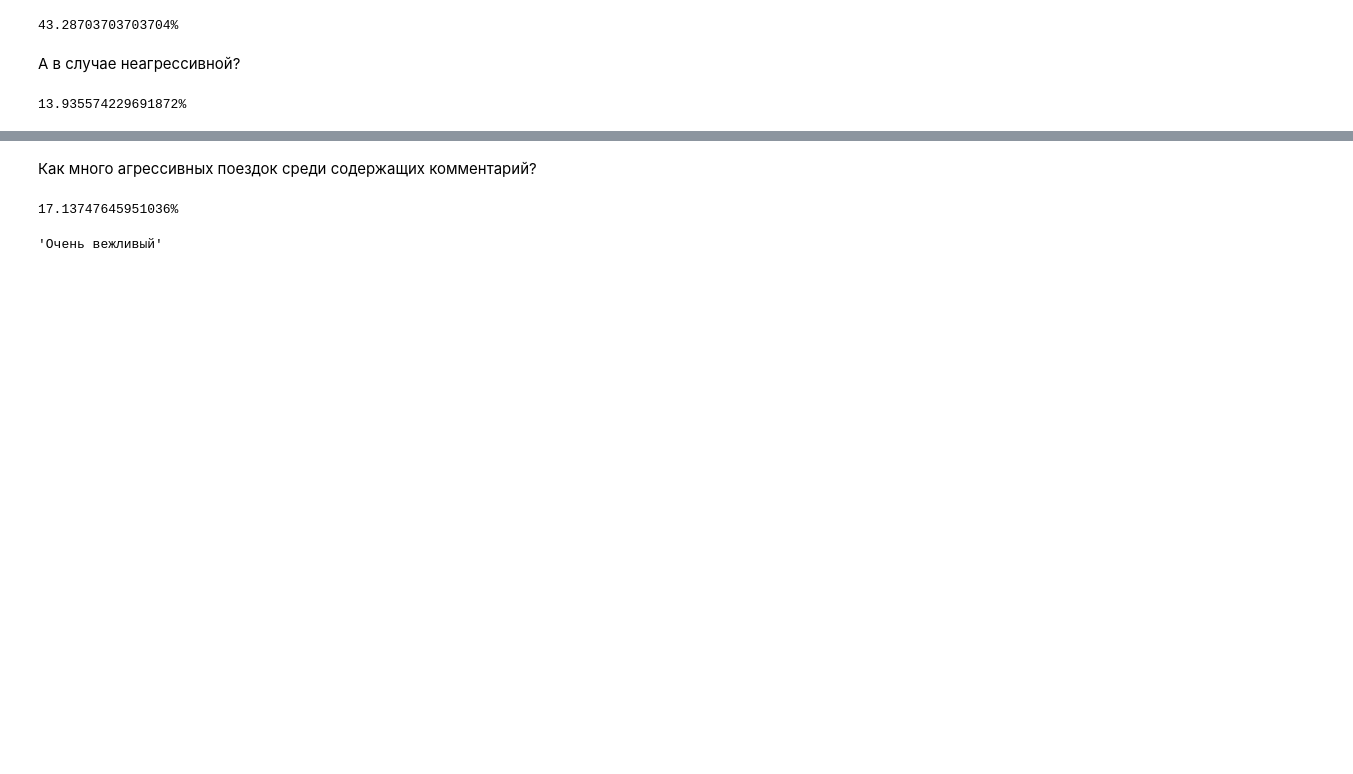
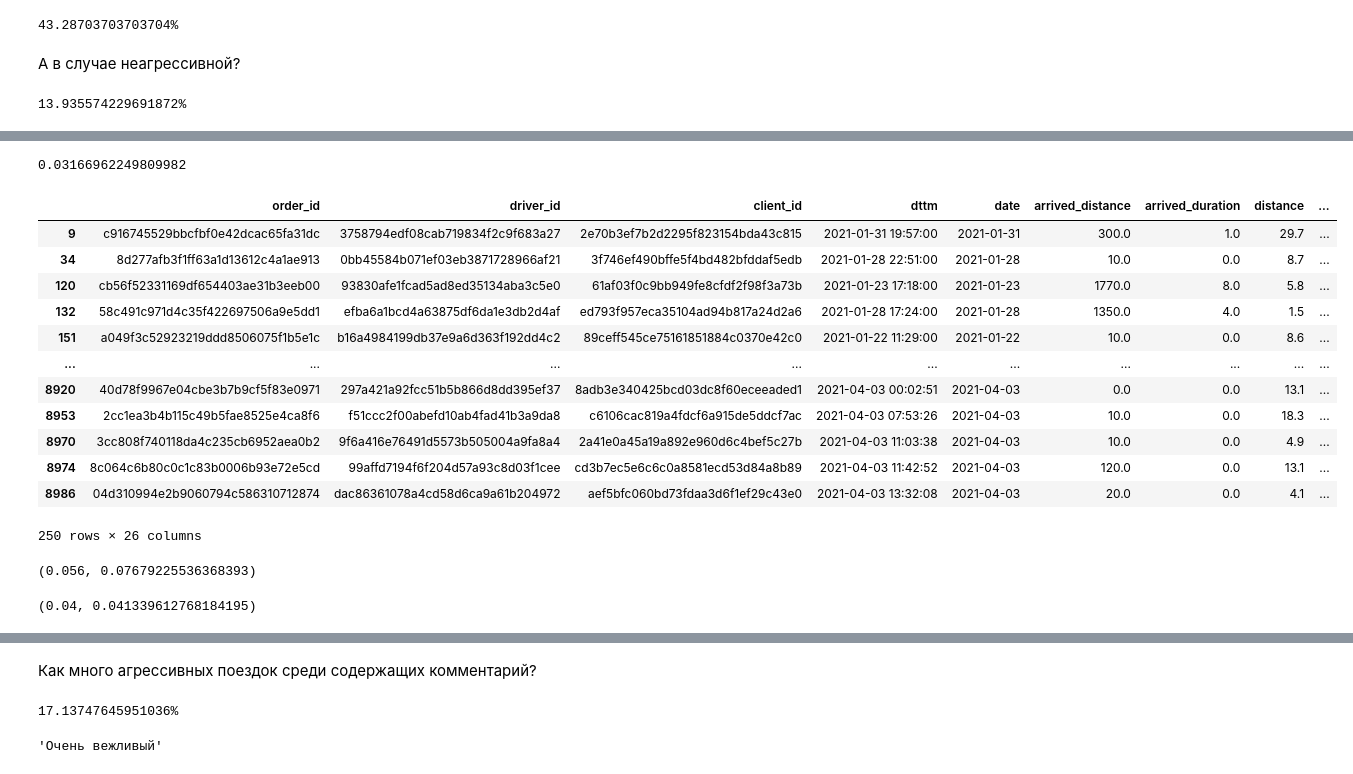
Before and after one commit to Egoluback/aiijc2021_transport, a Jupyter notebook: analysis&train.ipynb, the cells around one changed output, grey strips where cells are left out. Saved outputs shown, nothing was run; the diff lists cells and outputs as text; code cells hidden in the pictures; blank space fills up the shorter version.

```diff
--- a/analysis&train.ipynb
+++ b/analysis&train.ipynb
@@ -99,3 +100,35 @@ comment_phrases
  'Ок']
 # %%
 dataset_joined['is_comment'] = (~np.isin(dataset_joined.comment, comment_phrases)).astype(int)
+# %%
+sum(dataset_joined[dataset_joined.is_comment == 0].is_aggressive == 1) \
+/ len(dataset_joined[dataset_joined.is_comment == 0])
+# %% [output]
+0.03166962249809982
+# %%
+agg_nocomment = dataset_joined[(dataset_joined.is_comment == 0) & (dataset_joined.is_aggressive == 1)]
+noagg_nocomment = dataset_joined[(dataset_joined.is_comment == 0) & (dataset_joined.is_aggressive == 0)]
+# %%
+agg_nocomment
+# %% [output]
+|  | order_id | driver_id | client_id | dttm | date | arrived_distance | arrived_duration | distance | ... |
+| 9 | c916745529bbcfbf0e42dcac65fa31dc | 3758794edf08cab719834f2c9f683a27 | 2e70b3ef7b2d2295f823154bda43c815 | 2021-01-31 19:57:00 | 2021-01-31 | 300.0 | 1.0 | 29.7 | ... |
+| 34 | 8d277afb3f1ff63a1d13612c4a1ae913 | 0bb45584b071ef03eb3871728966af21 | 3f746ef490bffe5f4bd482bfddaf5edb | 2021-01-28 22:51:00 | 2021-01-28 | 10.0 | 0.0 | 8.7 | ... |
+| 120 | cb56f52331169df654403ae31b3eeb00 | 93830afe1fcad5ad8ed35134aba3c5e0 | 61af03f0c9bb949fe8cfdf2f98f3a73b | 2021-01-23 17:18:00 | 2021-01-23 | 1770.0 | 8.0 | 5.8 | ... |
+| 132 | 58c491c971d4c35f422697506a9e5dd1 | efba6a1bcd4a63875df6da1e3db2d4af | ed793f957eca35104ad94b817a24d2a6 | 2021-01-28 17:24:00 | 2021-01-28 | 1350.0 | 4.0 | 1.5 | ... |
+| 151 | a049f3c52923219ddd8506075f1b5e1c | b16a4984199db37e9a6d363f192dd4c2 | 89ceff545ce75161851884c0370e42c0 | 2021-01-22 11:29:00 | 2021-01-22 | 10.0 | 0.0 | 8.6 | ... |
+| ... | ... | ... | ... | ... | ... | ... | ... | ... | ... |
+| 8920 | 40d78f9967e04cbe3b7b9cf5f83e0971 | 297a421a92fcc51b5b866d8dd395ef37 | 8adb3e340425bcd03dc8f60eceeaded1 | 2021-04-03 00:02:51 | 2021-04-03 | 0.0 | 0.0 | 13.1 | ... |
+| 8953 | 2cc1ea3b4b115c49b5fae8525e4ca8f6 | f51ccc2f00abefd10ab4fad41b3a9da8 | c6106cac819a4fdcf6a915de5ddcf7ac | 2021-04-03 07:53:26 | 2021-04-03 | 10.0 | 0.0 | 18.3 | ... |
+| 8970 | 3cc808f740118da4c235cb6952aea0b2 | 9f6a416e76491d5573b505004a9fa8a4 | 2a41e0a45a19a892e960d6c4bef5c27b | 2021-04-03 11:03:38 | 2021-04-03 | 10.0 | 0.0 | 4.9 | ... |
+| 8974 | 8c064c6b80c0c1c83b0006b93e72e5cd | 99affd7194f6f204d57a93c8d03f1cee | cd3b7ec5e6c6c0a8581ecd53d84a8b89 | 2021-04-03 11:42:52 | 2021-04-03 | 120.0 | 0.0 | 13.1 | ... |
+| 8986 | 04d310994e2b9060794c586310712874 | dac86361078a4cd58d6ca9a61b204972 | aef5bfc060bd73fdaa3d6f1ef29c43e0 | 2021-04-03 13:32:08 | 2021-04-03 | 20.0 | 0.0 | 4.1 | ... |
+250 rows × 26 columns
+# %%
+sum(agg_nocomment.hour <= 5) / len(agg_nocomment.hour), sum(noagg_nocomment.hour <= 5) / len(noagg_nocomment.hour)
+# %% [output]
+(0.056, 0.07679225536368393)
+# %%
+sum(agg_nocomment.hour > 22) / len(agg_nocomment.hour), sum(noagg_nocomment.hour > 22) / len(noagg_nocomment.hour)
+# %% [output]
+(0.04, 0.041339612768184195)
```
Also changed, not shown: parts of 29 cells of this notebook.
